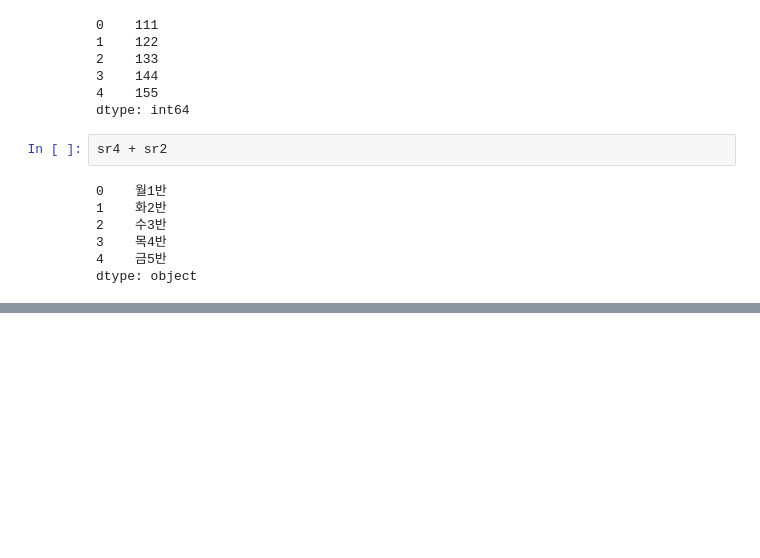
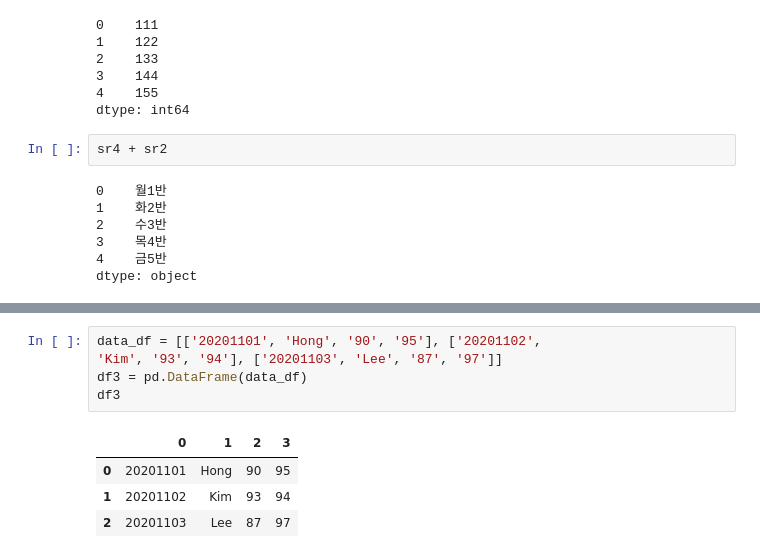
Before and after one commit to Haejeong079/BigData_Basic_py, a Jupyter notebook: test1.ipynb, the cells around one changed output, grey strips where cells are left out. Saved outputs shown, nothing was run; the diff lists cells and outputs as text; blank space fills up the shorter version.

Commit message:
numpy_Data_analysis

```diff
--- a/test1.ipynb
+++ b/test1.ipynb
@@ -868,0 +899,10 @@ dtype: object
+# %%
+data_df = [['20201101', 'Hong', '90', '95'], ['20201102',
+'Kim', '93', '94'], ['20201103', 'Lee', '87', '97']]
+df3 = pd.DataFrame(data_df)
+df3
+# %% [output]
+|  | 0 | 1 | 2 | 3 |
+| 0 | 20201101 | Hong | 90 | 95 |
+| 1 | 20201102 | Kim | 93 | 94 |
+| 2 | 20201103 | Lee | 87 | 97 |
```
Also changed, not shown: parts of 11 cells of this notebook.
